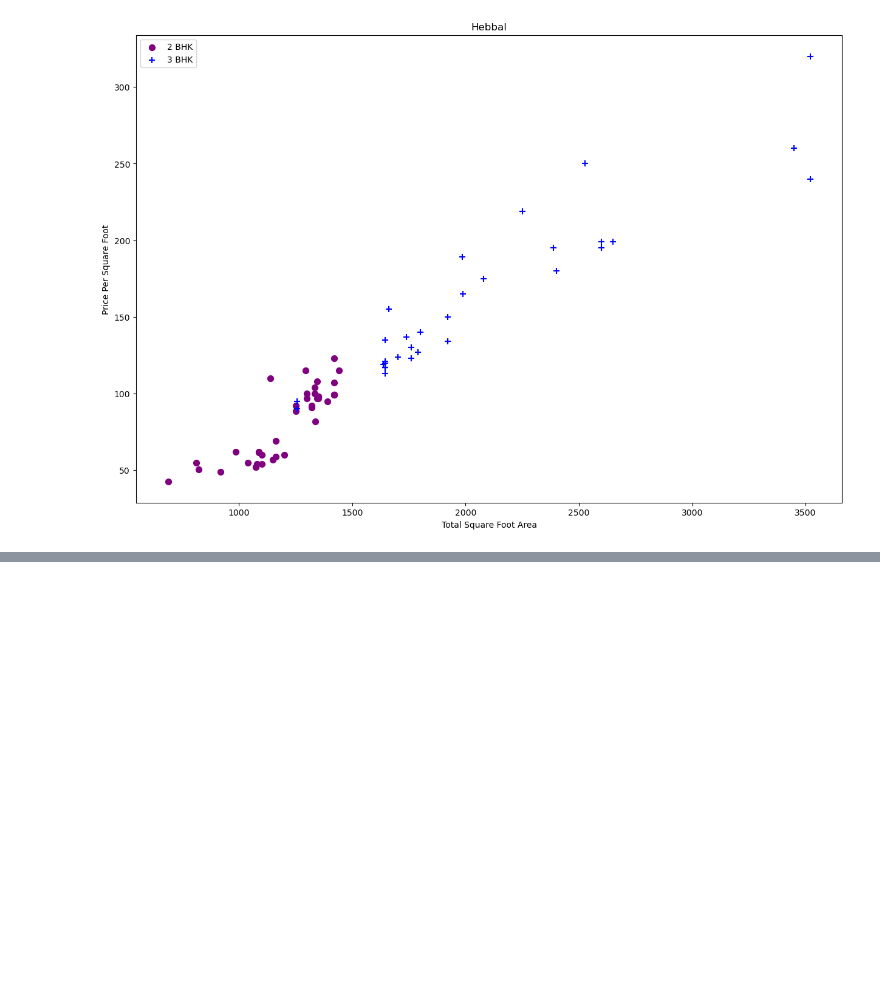
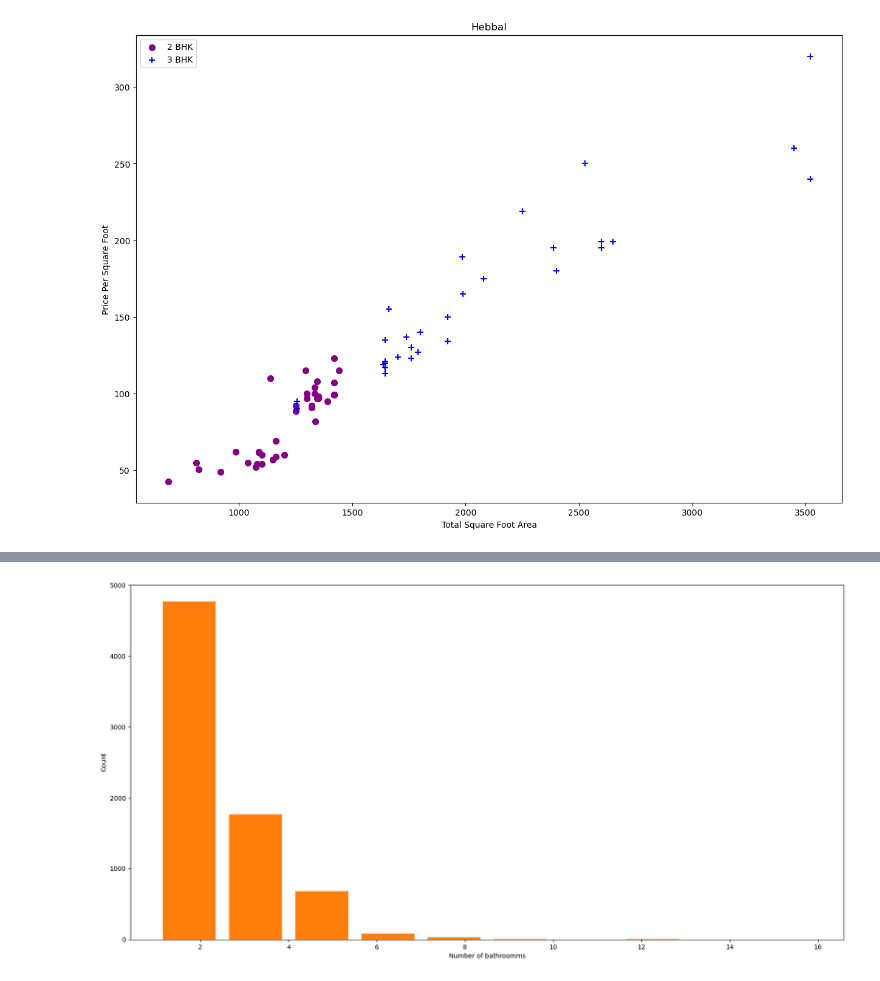
Before and after one commit to aroushq1/HousePricePredictionApp, a Jupyter notebook: house-prediction-app.ipynb, the cells around one changed output, grey strips where cells are left out. Drawn from its saved outputs; the diff is of its cells as text; code cells hidden in the pictures; blank space fills up the shorter version.

```diff
--- a/house-prediction-app.ipynb
+++ b/house-prediction-app.ipynb
@@ -329,0 +351,7 @@ plot_scatter_chart(df8,"Hebbal")
+# %%
+plt.hist(df8.bath, rwidth=0.8)
+plt.xlabel("Number of bathroomms")
+plt.ylabel("Count")
+plt.show()
+# %% [output]
+[figure, added]
```
Also changed, not shown: parts of 6 cells of this notebook.
